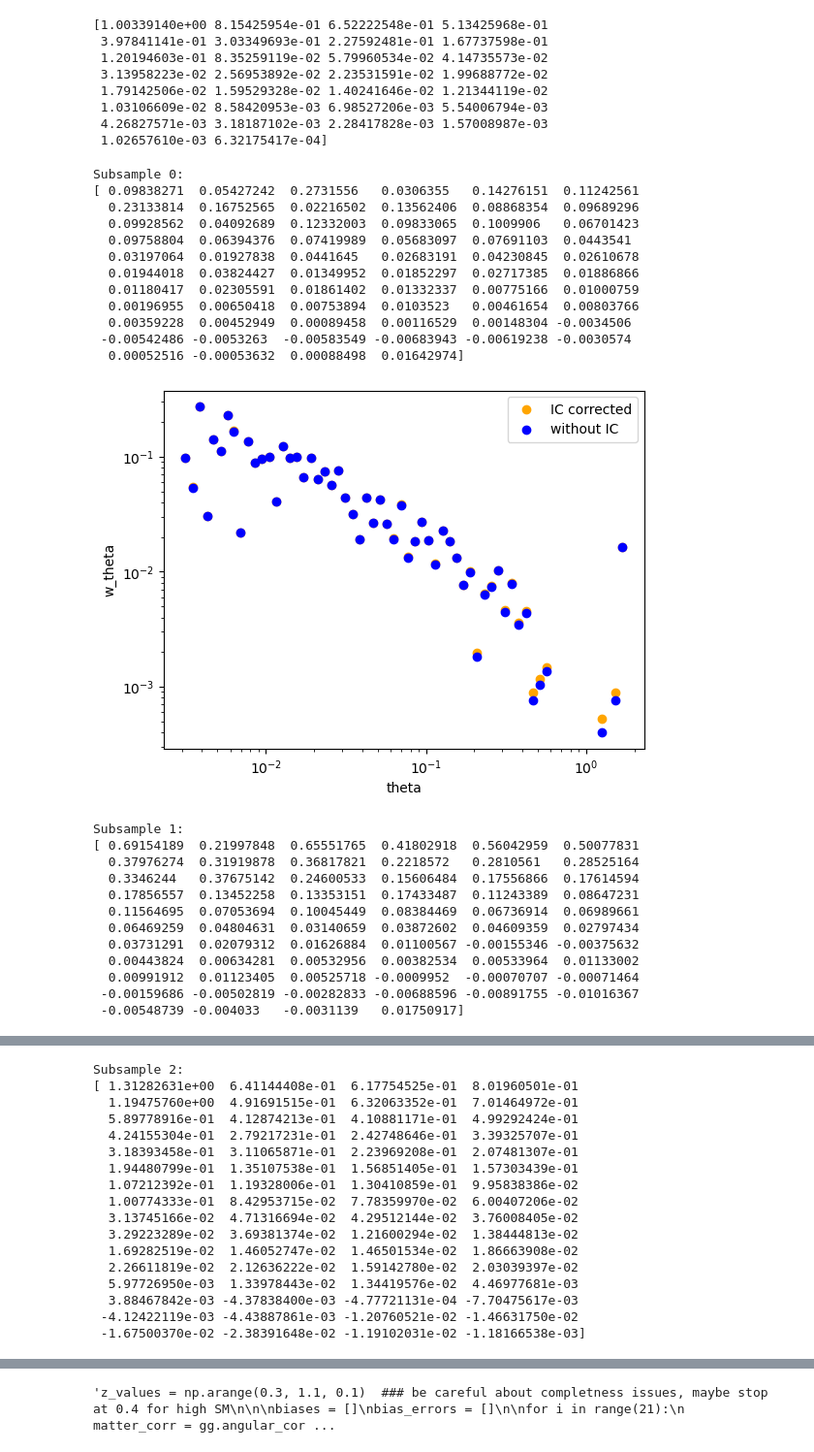
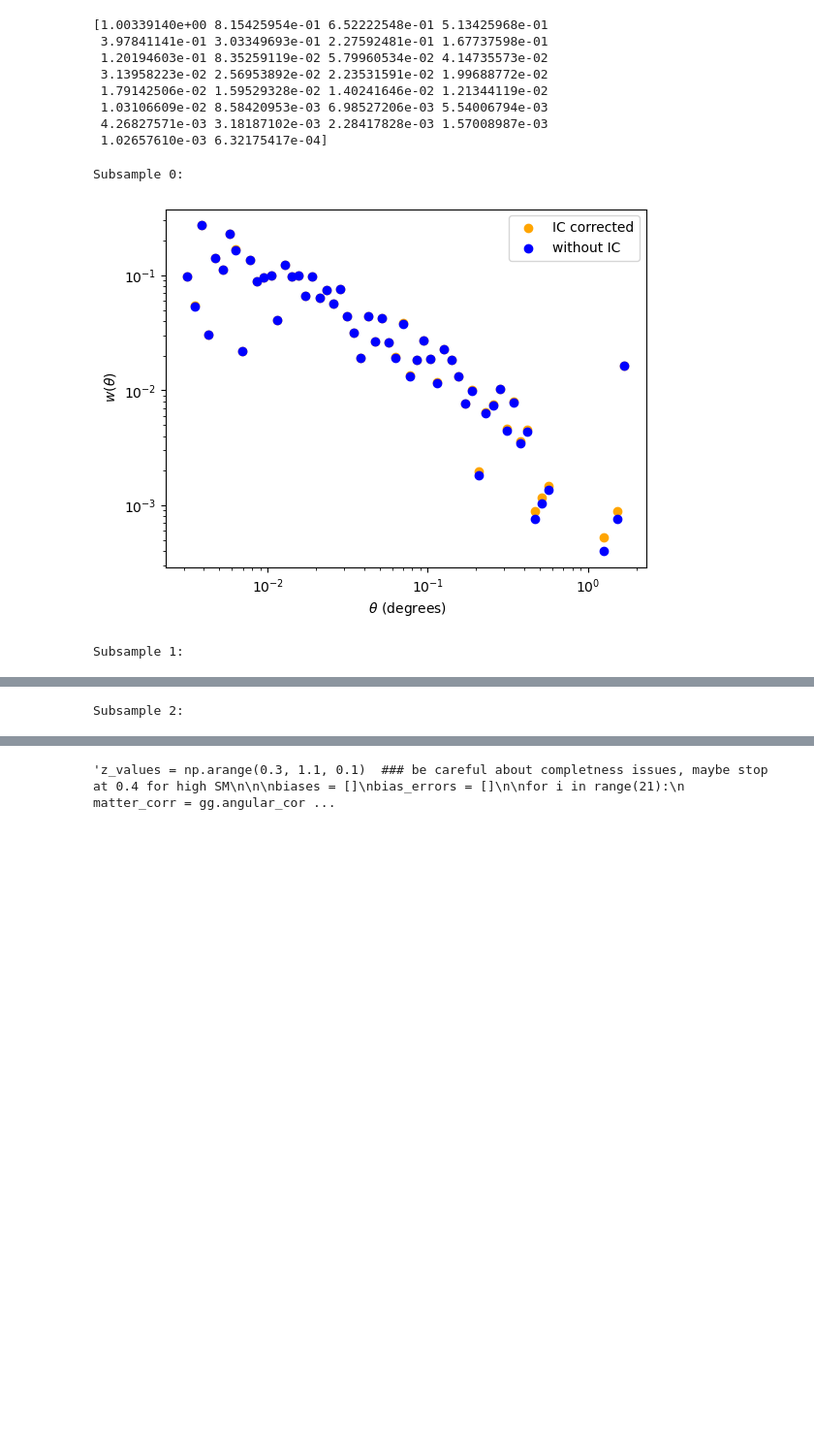
Before and after one commit to OtiliaIrina/Master_Thesis, a Jupyter notebook: Cosmic_Variance.ipynb, the cells around one changed output, grey strips where cells are left out. Shown at 97% size. Drawn from its saved outputs; the diff is of its cells as text; code cells hidden in the pictures; blank space fills up the shorter version.

```diff
--- a/Cosmic_Variance.ipynb
+++ b/Cosmic_Variance.ipynb
@@ -455,55 +457,36 @@ print(gg.angular_corr_gal)
  4.26827571e-03 3.18187102e-03 2.28417828e-03 1.57008987e-03
  1.02657610e-03 6.32175417e-04]
 # %%
+IC = []
+
 for i, result in enumerate(column_sums):
     print(f"Subsample {result['catalog_index']}:")
     theta = np.array(theta)
 
     # Calculate w_fit
     w_fit = 2 * 1e-2 * theta**(-0.8)
 
     # Calculate w_IC
     sum_rr = np.array(result['sum_rr'])
-    w_IC = np.sum(w_fit * sum_rr[i] / np.sum(sum_rr))  # IC = w_fit * RR(theta) / SUM(RR)
+    w_IC = np.sum(w_fit * sum_rr[i] / np.sum(sum_rr))
+
+    IC_tmp = np.sum(gg.angular_corr_gal* sum_rr[i])/np.sum(sum_rr)
+    IC.append(IC_tmp)
+
 
     # Calculate total w
     w = w_thetas[i] + w_IC  # w_measured + w_IC
-    print(w)
 
     plt.scatter(theta, w, label='IC corrected', color='orange')
     plt.scatter(theta, w_thetas[i], marker='o', label='without IC', color='blue')  # without IC
 
-
-
-    plt.xscale("log")
-    plt.yscale("log")
-    plt.xlabel("theta")
-    plt.ylabel("w_theta")
+    plt.xlabel(r' $ \theta$ (degrees)')
+    plt.ylabel(r' $w(\theta)$')
+    plt.yscale('log')
+    plt.xscale('log')
     plt.legend()
     plt.show()
 # %% [output]
 Subsample 0:
-[ 0.09838271  0.05427242  0.2731556   0.0306355   0.14276151  0.11242561
-  0.23133814  0.16752565  0.02216502  0.13562406  0.08868354  0.09689296
-  0.09928562  0.04092689  0.12332003  0.09833065  0.1009906   0.06701423
-  0.09758804  0.06394376  0.07419989  0.05683097  0.07691103  0.0443541
-  0.03197064  0.01927838  0.0441645   0.02683191  0.04230845  0.02610678
-  0.01944018  0.03824427  0.01349952  0.01852297  0.02717385  0.01886866
-  0.01180417  0.02305591  0.01861402  0.01332337  0.00775166  0.01000759
-  0.00196955  0.00650418  0.00753894  0.0103523   0.00461654  0.00803766
-  0.00359228  0.00452949  0.00089458  0.00116529  0.00148304 -0.0034506
- -0.00542486 -0.0053263  -0.00583549 -0.00683943 -0.00619238 -0.0030574
-  0.00052516 -0.00053632  0.00088498  0.01642974]
-[figure, old version]
+[figure, new version]
 Subsample 1:
-[ 0.69154189  0.21997848  0.65551765  0.41802918  0.56042959  0.50077831
-  0.37976274  0.31919878  0.36817821  0.2218572   0.2810561   0.28525164
-  0.3346244   0.37675142  0.24600533  0.15606484  0.17556866  0.17614594
-  0.17856557  0.13452258  0.13353151  0.17433487  0.11243389  0.08647231
-  0.11564695  0.07053694  0.10045449  0.08384469  0.06736914  0.06989661
-  0.06469259  0.04804631  0.03140659  0.03872602  0.04609359  0.02797434
-  0.03731291  0.02079312  0.01626884  0.01100567 -0.00155346 -0.00375632
-  0.00443824  0.00634281  0.00532956  0.00382534  0.00533964  0.01133002
-  0.00991912  0.01123405  0.00525718 -0.0009952  -0.00070707 -0.00071464
- -0.00159686 -0.00502819 -0.00282833 -0.00688596 -0.00891755 -0.01016367
- -0.00548739 -0.004033   -0.0031139   0.01750917]
@@ -511,17 +494 @@ Subsample 1:
 Subsample 2:
-[ 1.31282631e+00  6.41144408e-01  6.17754525e-01  8.01960501e-01
-  1.19475760e+00  4.91691515e-01  6.32063352e-01  7.01464972e-01
-  5.89778916e-01  4.12874213e-01  4.10881171e-01  4.99292424e-01
-  4.24155304e-01  2.79217231e-01  2.42748646e-01  3.39325707e-01
-  3.18393458e-01  3.11065871e-01  2.23969208e-01  2.07481307e-01
-  1.94480799e-01  1.35107538e-01  1.56851405e-01  1.57303439e-01
-  1.07212392e-01  1.19328006e-01  1.30410859e-01  9.95838386e-02
-  1.00774333e-01  8.42953715e-02  7.78359970e-02  6.00407206e-02
-  3.13745166e-02  4.71316694e-02  4.29512144e-02  3.76008405e-02
-  3.29223289e-02  3.69381374e-02  1.21600294e-02  1.38444813e-02
-  1.69282519e-02  1.46052747e-02  1.46501534e-02  1.86663908e-02
-  2.26611819e-02  2.12636222e-02  1.59142780e-02  2.03039397e-02
-  5.97726950e-03  1.33978443e-02  1.34419576e-02  4.46977681e-03
-  3.88467842e-03 -4.37838400e-03 -4.77721131e-04 -7.70475617e-03
- -4.12422119e-03 -4.43887861e-03 -1.20760521e-02 -1.46631750e-02
- -1.67500370e-02 -2.38391648e-02 -1.19102031e-02 -1.18166538e-03]
```
Also changed, not shown: parts of 17 cells of this notebook, 4 other files.
